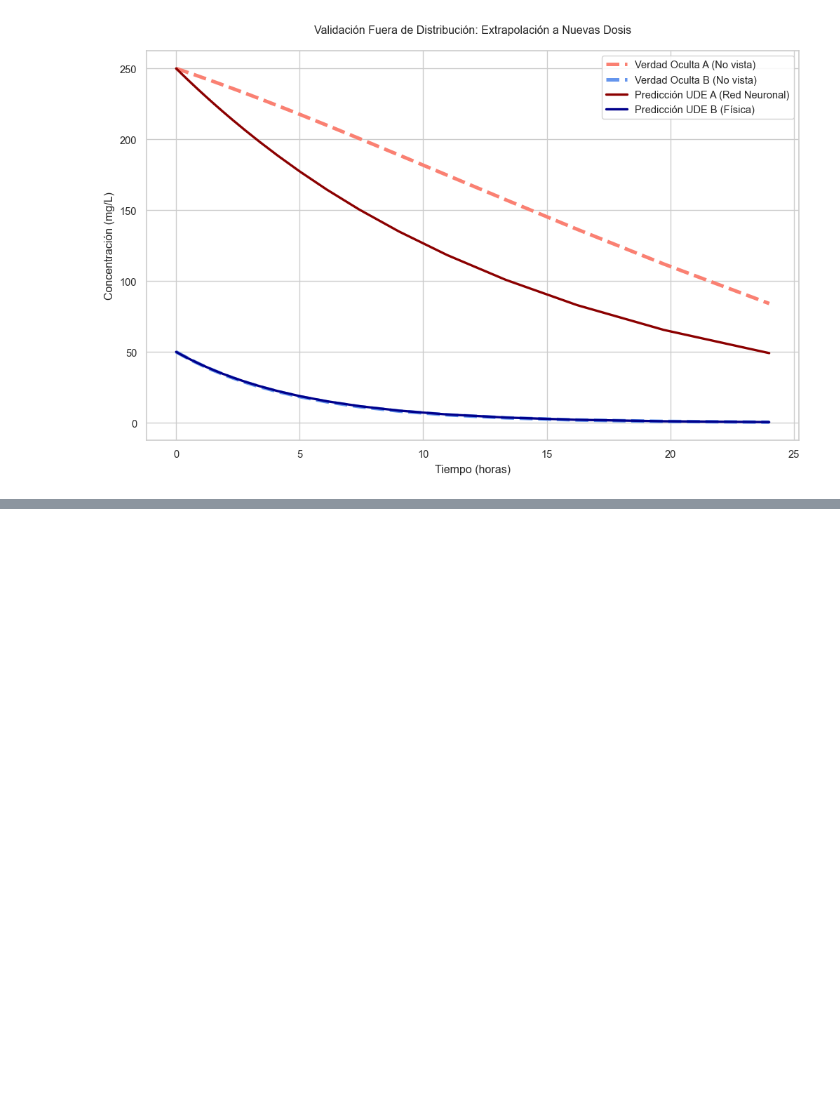
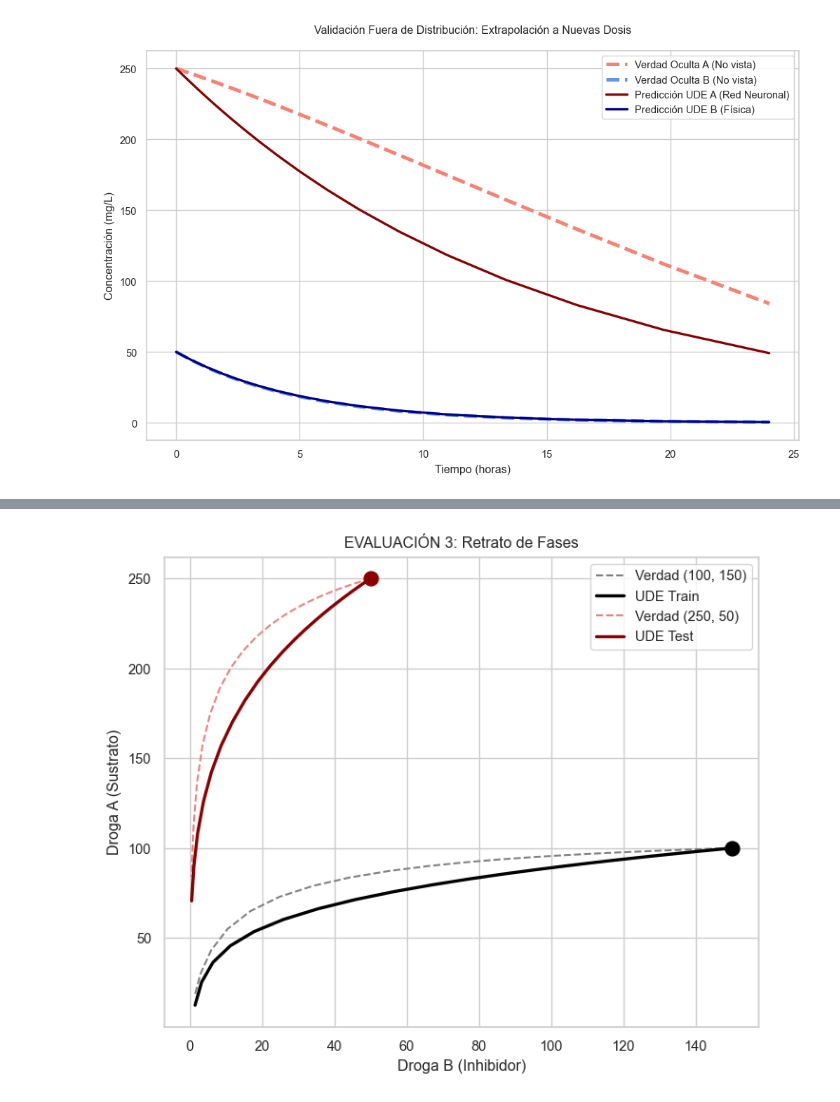
Before and after one commit to lucapetrarca/learning-drug-interactions-ude, a Jupyter notebook: notebooks/evaluación_y_extrapolación.ipynb, the cells around one changed output, grey strips where cells are left out. Saved outputs shown, nothing was run; the diff lists cells and outputs as text; code cells hidden in the pictures; blank space fills up the shorter version.

```diff
--- a/notebooks/evaluación_y_extrapolación.ipynb
+++ b/notebooks/evaluación_y_extrapolación.ipynb
@@ -145,0 +248,20 @@ Loss que obtuvo tu UDE entrenada: 4.97
+# %%
+fig, ax = plt.subplots(figsize=(6, 5), dpi=120)
+
+ax.plot(df_train['true_B'], df_train['true_A'], '--', color='gray', label='Verdad (100, 150)')
+ax.plot(pred_train[:, 1], pred_train[:, 0], color='black', linewidth=2, label='UDE Train')
+
+ax.plot(df_test['true_B'], df_test['true_A'], '--', color='lightcoral', label='Verdad (250, 50)')
+ax.plot(pred_test[:, 1], pred_test[:, 0], color='darkred', linewidth=2, label='UDE Test')
+
+ax.scatter([150], [100], color='black', s=80, marker='o', zorder=5)
+ax.scatter([50], [250], color='darkred', s=80, marker='o', zorder=5)
+
+ax.set_title("EVALUACIÓN 3: Retrato de Fases")
+ax.set_xlabel("Droga B (Inhibidor)")
+ax.set_ylabel("Droga A (Sustrato)")
+ax.legend()
+plt.tight_layout()
+plt.show()
+# %% [output]
+[figure, added]
```
Also changed, not shown: parts of 6 cells of this notebook, 5 other files.
